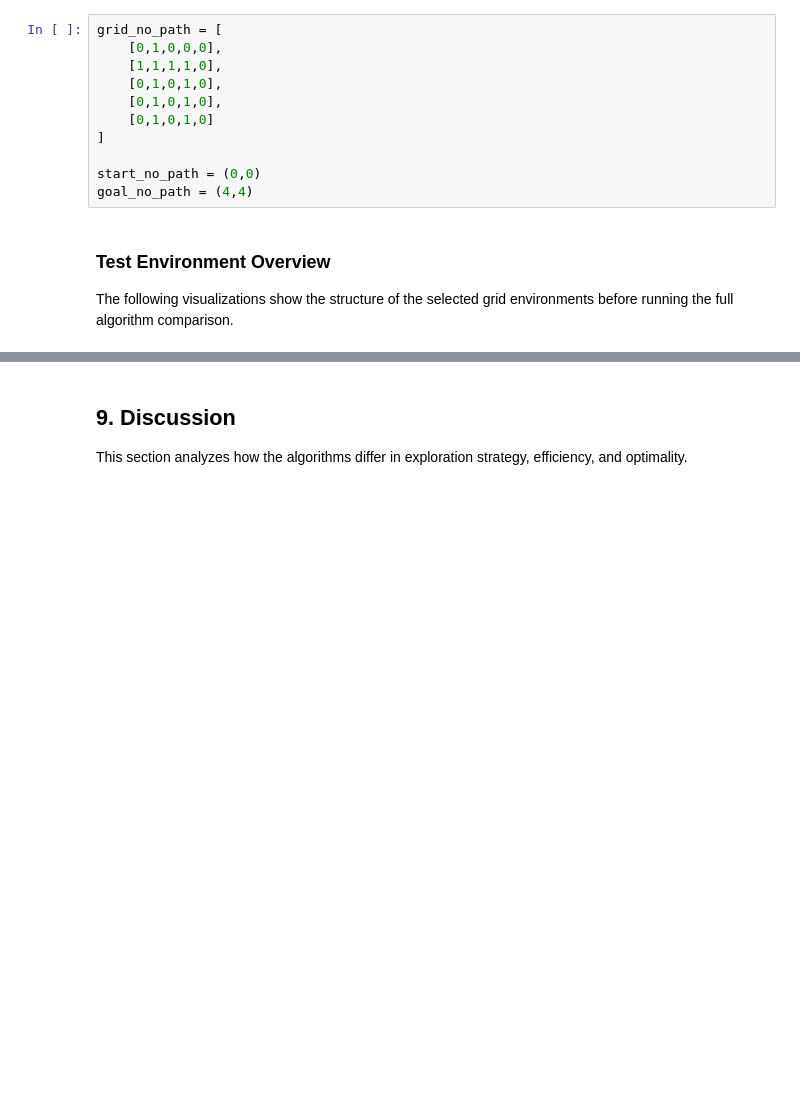
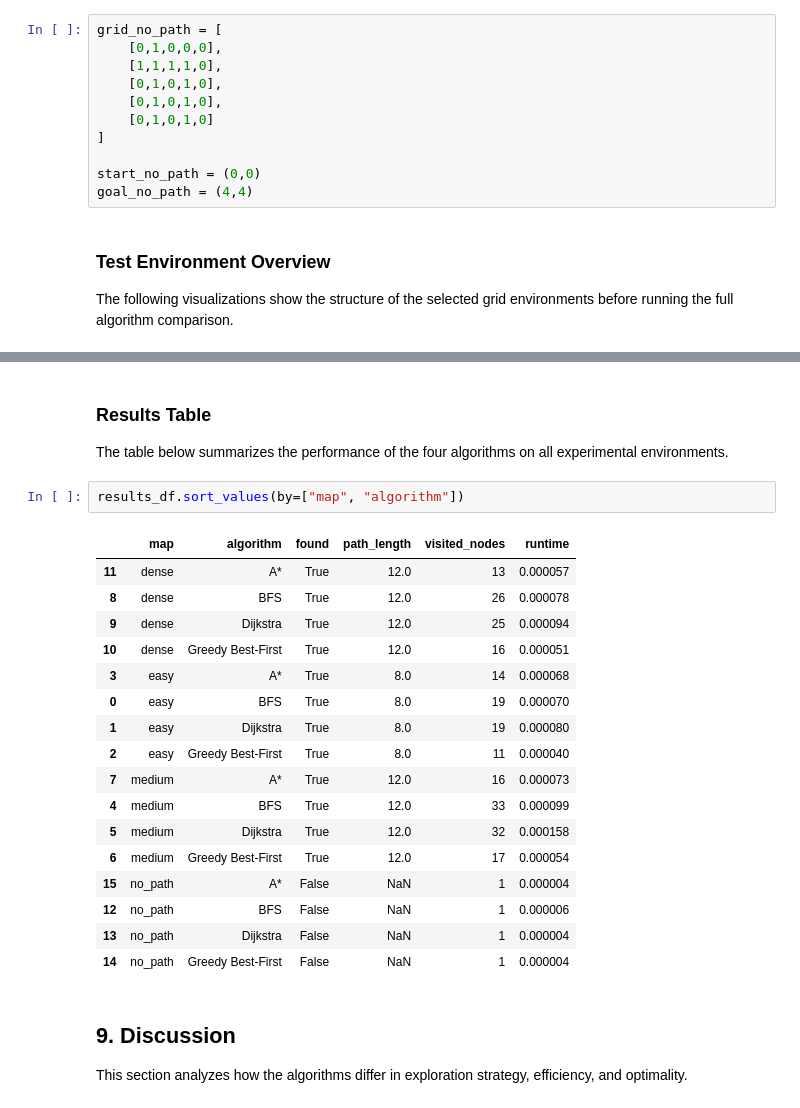
Before and after one commit to looalhadzhiev-max/pathfinding-algorithms-project, a Jupyter notebook: notebooks/pathfinding_analysis.ipynb, the cells around one changed output, grey strips where cells are left out. Drawn from its saved outputs; the diff is of its cells as text; blank space fills up the shorter version.

```diff
--- a/notebooks/pathfinding_analysis.ipynb
+++ b/notebooks/pathfinding_analysis.ipynb
@@ -802,3 +879,27 @@ The results will be summarized using tables comparing:
+# %% [markdown]
+### Results Table
+
+The table below summarizes the performance of the four algorithms on all experimental environments.
+# %%
+results_df.sort_values(by=["map", "algorithm"])
+# %% [output]
+|  | map | algorithm | found | path_length | visited_nodes | runtime |
+| 11 | dense | A* | True | 12.0 | 13 | 0.000057 |
+| 8 | dense | BFS | True | 12.0 | 26 | 0.000078 |
+| 9 | dense | Dijkstra | True | 12.0 | 25 | 0.000094 |
+| 10 | dense | Greedy Best-First | True | 12.0 | 16 | 0.000051 |
+| 3 | easy | A* | True | 8.0 | 14 | 0.000068 |
+| 0 | easy | BFS | True | 8.0 | 19 | 0.000070 |
+| 1 | easy | Dijkstra | True | 8.0 | 19 | 0.000080 |
+| 2 | easy | Greedy Best-First | True | 8.0 | 11 | 0.000040 |
+| 7 | medium | A* | True | 12.0 | 16 | 0.000073 |
+| 4 | medium | BFS | True | 12.0 | 33 | 0.000099 |
+| 5 | medium | Dijkstra | True | 12.0 | 32 | 0.000158 |
+| 6 | medium | Greedy Best-First | True | 12.0 | 17 | 0.000054 |
+| 15 | no_path | A* | False | NaN | 1 | 0.000004 |
+| 12 | no_path | BFS | False | NaN | 1 | 0.000006 |
+| 13 | no_path | Dijkstra | False | NaN | 1 | 0.000004 |
+| 14 | no_path | Greedy Best-First | False | NaN | 1 | 0.000004 |
 # %% [markdown]
 ## 9. Discussion
 
```
Also changed, not shown: parts of 19 cells of this notebook.
